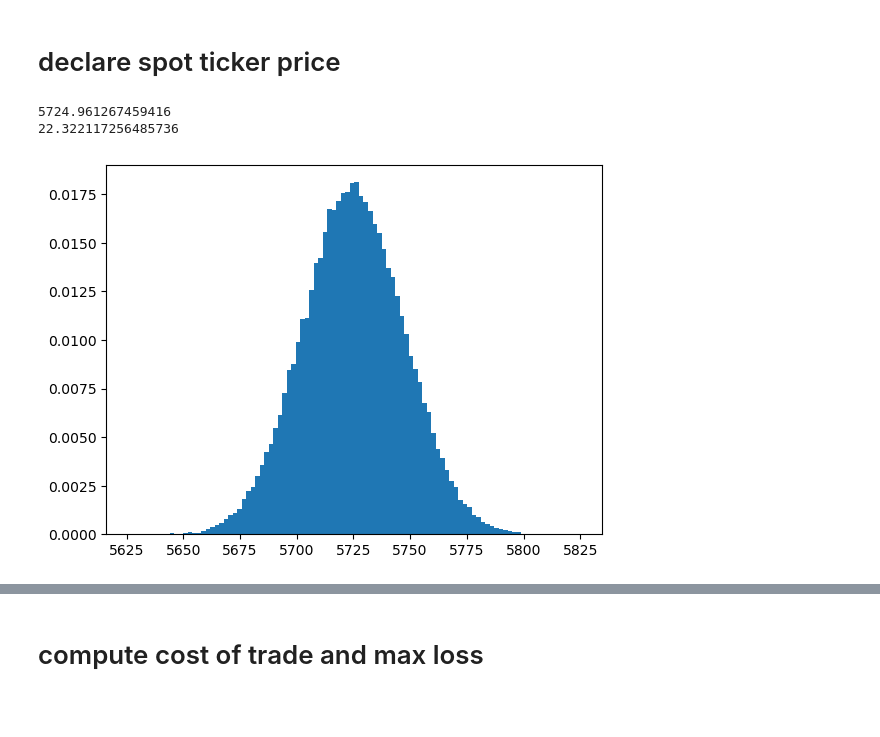
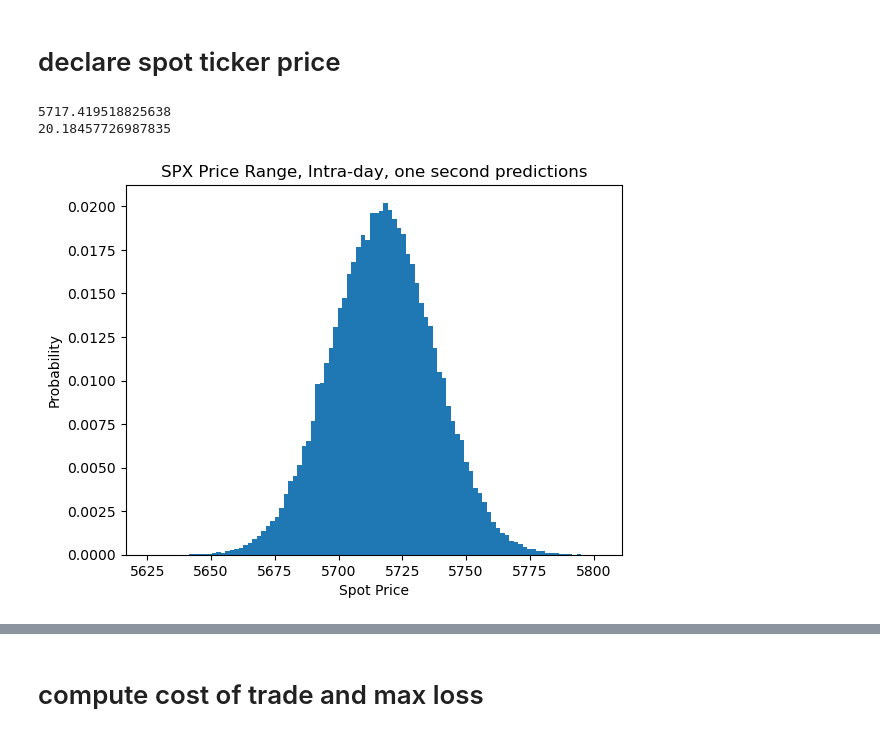
Before and after one commit to sachdved/algo_trading, a Jupyter notebook: TradingDecisions/2024-10-24_spx_condor_price.ipynb, the cells around one changed output, grey strips where cells are left out. Cells and saved outputs as stored; diff of their text form; code cells hidden in the pictures; blank space fills up the shorter version.

```diff
--- a/TradingDecisions/2024-10-24_spx_condor_price.ipynb
+++ b/TradingDecisions/2024-10-24_spx_condor_price.ipynb
@@ -66,6 +66,9 @@ ticker_hist['logOpen'] = np.log(ticker_hist['Open'])
 
 ticker_hist['logReturns'] = ticker_hist['logClose'] - ticker_hist['logOpen']
 
+times = pd.DataFrame(ticker_hist['Time'].unique())
+times.columns = ['Time']
+times['Time'] = times['Time'].sort_values().reset_index(drop = True)
 
 ab_params = {}
 
@@ -79,7 +82,12 @@ dates = ticker_hist['Date'].unique()
 
 for index, date in tqdm(enumerate(dates)):
     ticker_hist_date = ticker_hist[ticker_hist['Date'] == date]
-    logReturns = ticker_hist_date['logOpen'].diff().iloc[1:]
+
+    ticker_hist_date = pd.merge(left = times, right = ticker_hist_date, on = "Time", how = "outer")
+    ticker_hist_date = ticker_hist_date.sort_values(by = 'Time').reset_index(drop = True)
+    ticker_hist_date = ticker_hist_date.ffill()
+    logReturns = ticker_hist_date['logOpen'].diff()[1:]
+
     #counts, bin_edges = np.histogram(ticker_hist_date['logReturns'], bins=100)
     a = np.median(logReturns)
     b = np.sum(
@@ -91,3 +99,4 @@ for index, date in tqdm(enumerate(dates)):
 analyzing
 # %%
 ab_params_df = pd.DataFrame(ab_params)
+ab_params_df = ab_params_df.dropna()
@@ -217,15 +242,16 @@ replicates = 100000
 possible_final_returns = np.zeros(replicates)
 for r in tqdm(range(replicates)):
     samples = np.random.laplace(
-        loc=0,
-        scale=np.exp(
-            lr.predict(
-                b_params_df[
-                    ['b', 'velo_b']
-                ].dropna()
-            )[-1]
-        ),
-        size=int(6.5*3600)
+        loc=r_a.predict(ab_params_df[
+            ['a', 'b', 'shifted_a_1', 'shifted_b_1']
+            ].dropna()
+        )[-1],
+        scale=r_b.predict(
+            ab_params_df[
+                ['a', 'b', 'shifted_a_1', 'shifted_b_1']
+            ].dropna()
+        )[-1],
+        size=len(ticker_hist_date)
     )
 
     possible_final_returns[r] = samples.sum()
@@ -270,14 +296,17 @@ possible_final_prices = spot_spx_price * np.exp(np.asarray(possible_final_return
 print(np.mean(possible_final_prices))
 print(np.std(possible_final_prices))
 # %% [output]
-5724.961267459416
-22.322117256485736
+5717.419518825638
+20.18457726987835
 # %%
 plt.hist(possible_final_prices, bins = 100, density = True)
-
+plt.ylabel('Probability')
+plt.xlabel('Spot Price')
+plt.title('SPX Price Range, Intra-day, one second predictions')
+plt.savefig('end_price_distro_t2.pdf', bbox_inches = 'tight')
 plt.show()
 # %% [output]
-[figure, old version]
+[figure, new version]
 # %%
 payouts = np.zeros(replicates)
 for index, price in enumerate(possible_final_prices):
```
Also changed, not shown: parts of 25 cells of this notebook, 8 other files.
